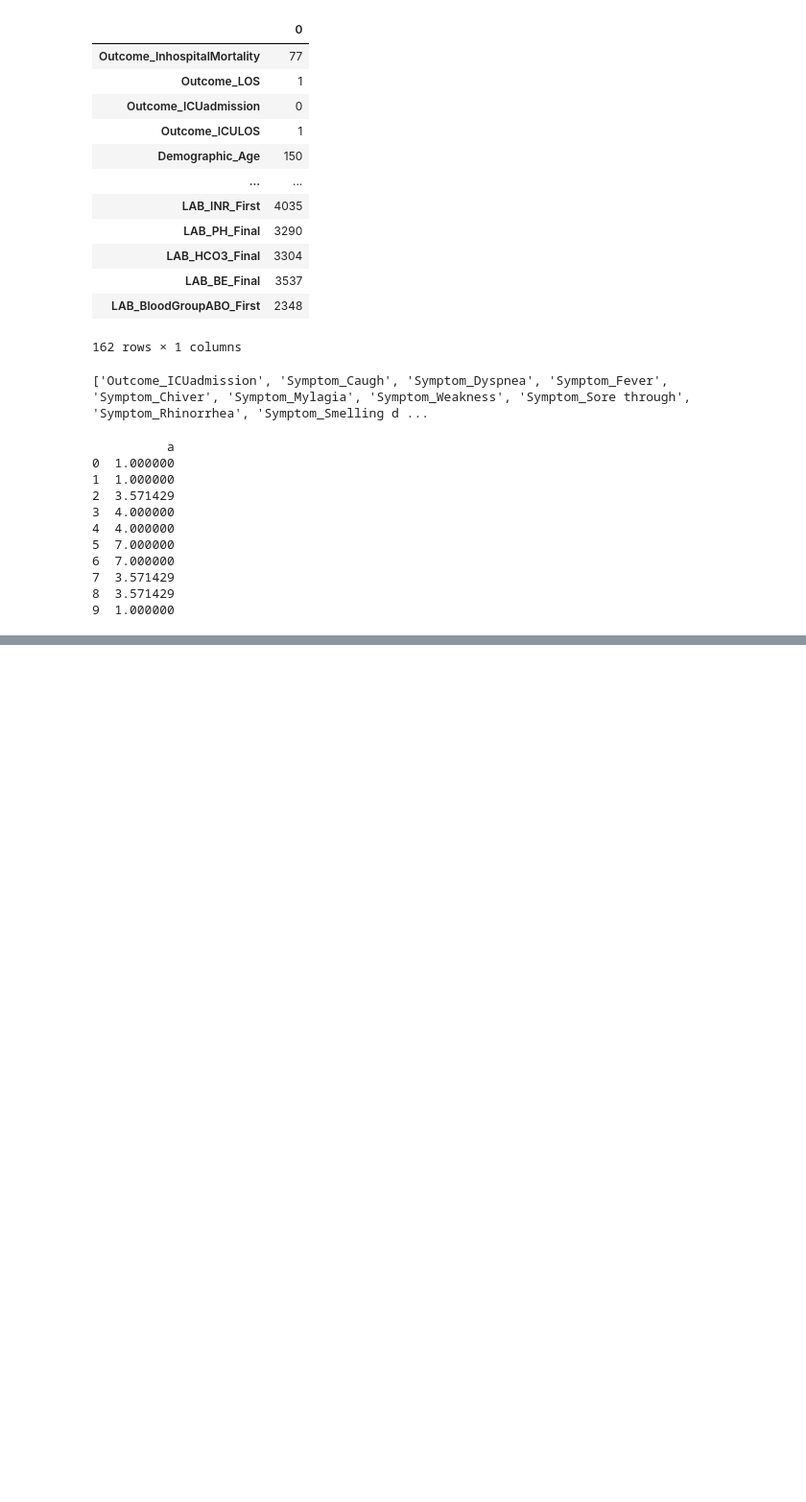
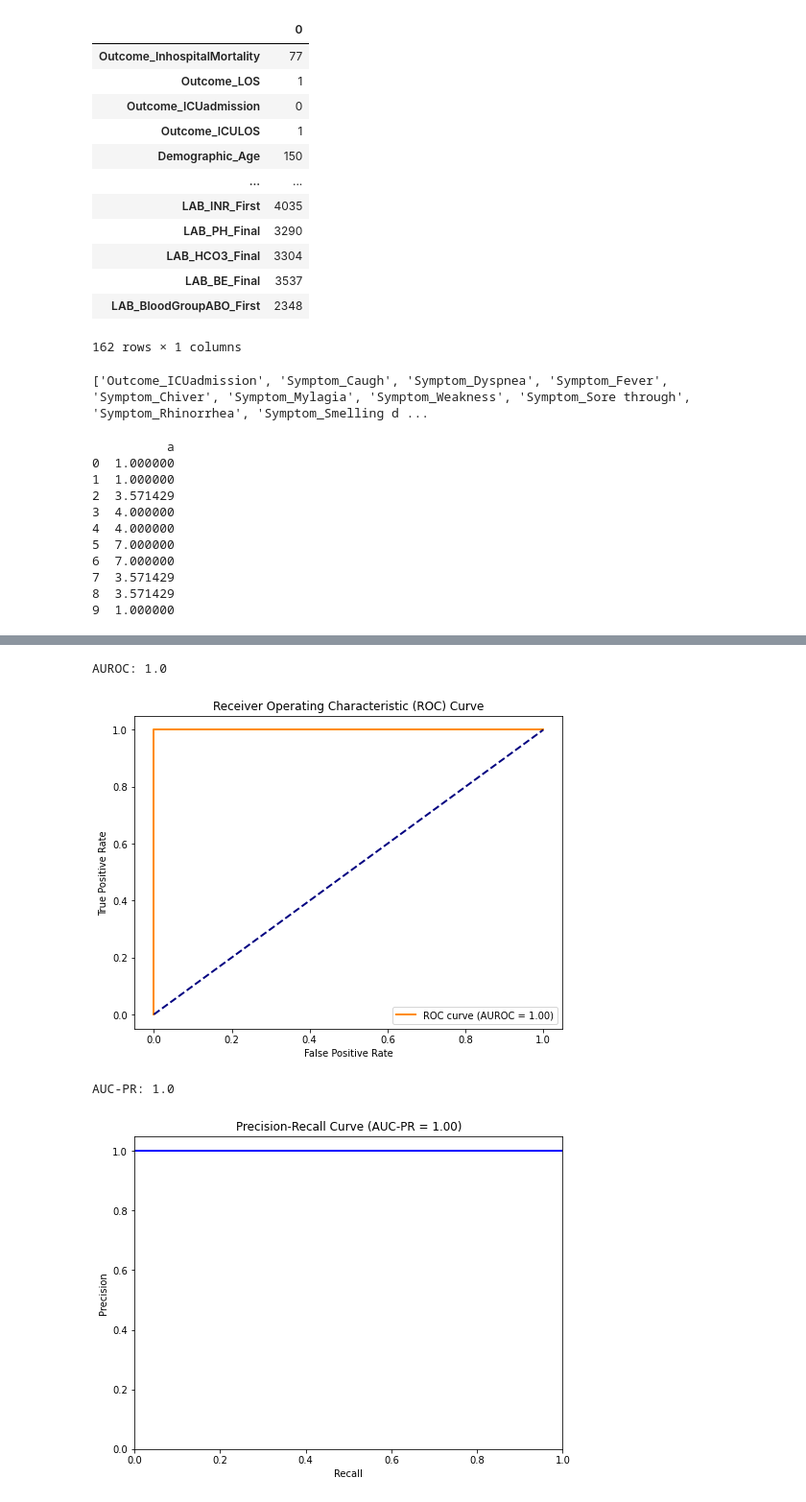
Before and after one commit to Sdamirsa/Tehran_COVID_Cohort_LLMExperiment, a Jupyter notebook: Untitled.ipynb, the cells around one changed output, grey strips where cells are left out. Shown: that part at 96% size. Drawn from its saved outputs; the diff is of its cells as text; code cells hidden in the pictures; blank space fills up the shorter version.

```diff
--- a/Untitled.ipynb
+++ b/Untitled.ipynb
@@ -78,0 +144,46 @@ print(imputed_df)
+# %%
+from sklearn.metrics import roc_auc_score, auc, roc_curve, average_precision_score, precision_recall_curve
+import matplotlib.pyplot as plt
+
+# Example ground truth labels and predicted probabilities
+ground_truth = [0, 1, 1, 0, 1, 0, 0, 1, 0, 1]
+predicted_probabilities = [0.2, 0.8, 0.7, 0.3, 0.9, 0.1, 0.4, 0.6, 0.3, 0.7]
+
+# Calculate AUROC
+auroc = roc_auc_score(ground_truth, predicted_probabilities)
+print("AUROC:", auroc)
+
+# Calculate ROC curve
+fpr, tpr, _ = roc_curve(ground_truth, predicted_probabilities)
+
+# Plot ROC curve
+plt.figure(figsize=(8, 6))
+plt.plot(fpr, tpr, color='darkorange', lw=2, label='ROC curve (AUROC = %0.2f)' % auroc)
+plt.plot([0, 1], [0, 1], color='navy', lw=2, linestyle='--')
+plt.xlabel('False Positive Rate')
+plt.ylabel('True Positive Rate')
+plt.title('Receiver Operating Characteristic (ROC) Curve')
+plt.legend(loc='lower right')
+plt.show()
+
+# Calculate AUC-PR
+average_precision = average_precision_score(ground_truth, predicted_probabilities)
+print("AUC-PR:", average_precision)
+
+# Calculate precision-recall curve
+precision, recall, _ = precision_recall_curve(ground_truth, predicted_probabilities)
+
+# Plot precision-recall curve
+plt.figure(figsize=(8, 6))
+plt.step(recall, precision, color='b', where='post', lw=2)
+plt.xlabel('Recall')
+plt.ylabel('Precision')
+plt.title('Precision-Recall Curve (AUC-PR = %0.2f)' % average_precision)
+plt.ylim([0.0, 1.05])
+plt.xlim([0.0, 1.0])
+plt.show()
+# %% [output]
+AUROC: 1.0
+[figure, added]
+AUC-PR: 1.0
+[figure, added]
```
Also changed, not shown: parts of 14 cells of this notebook, 11 other files.
